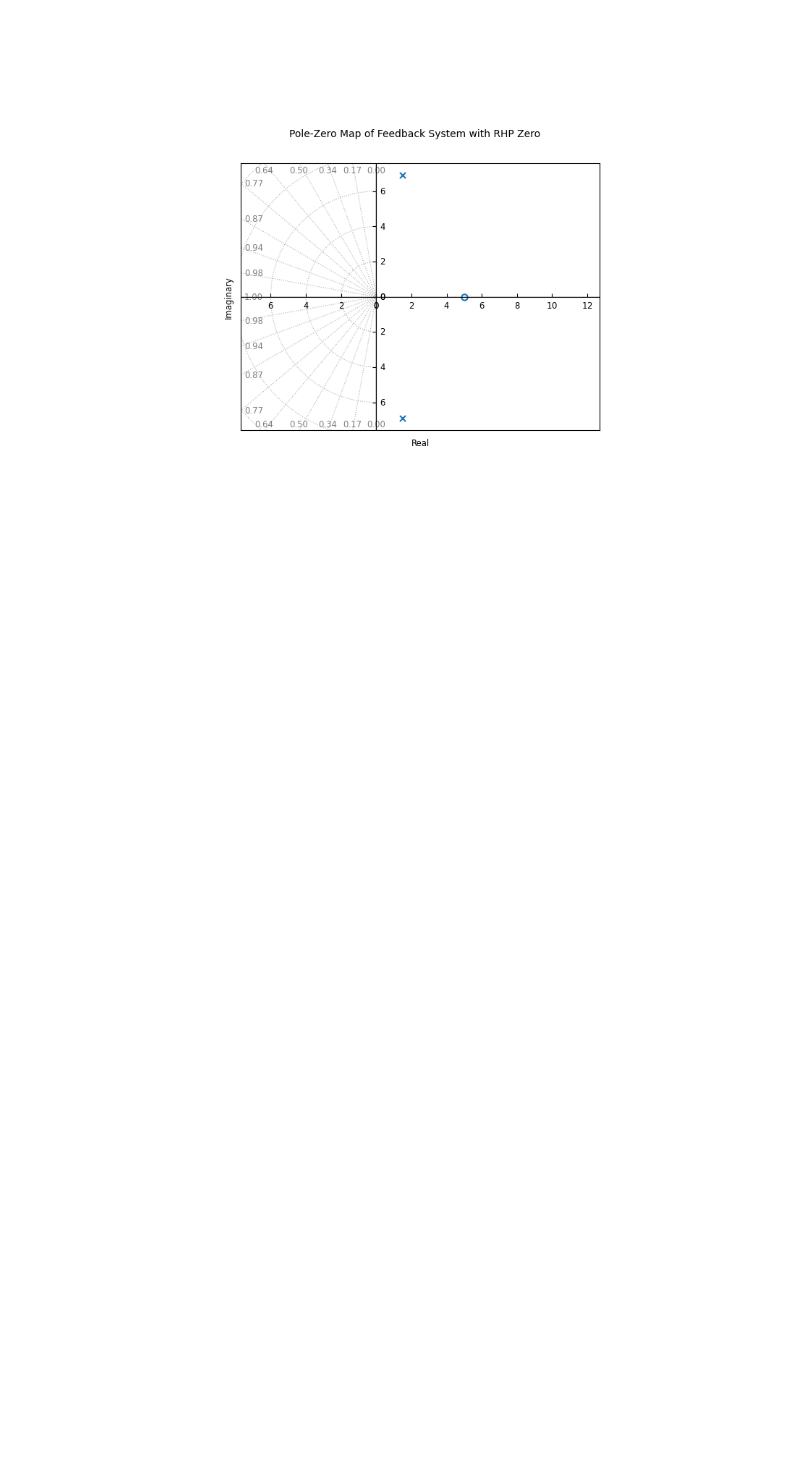
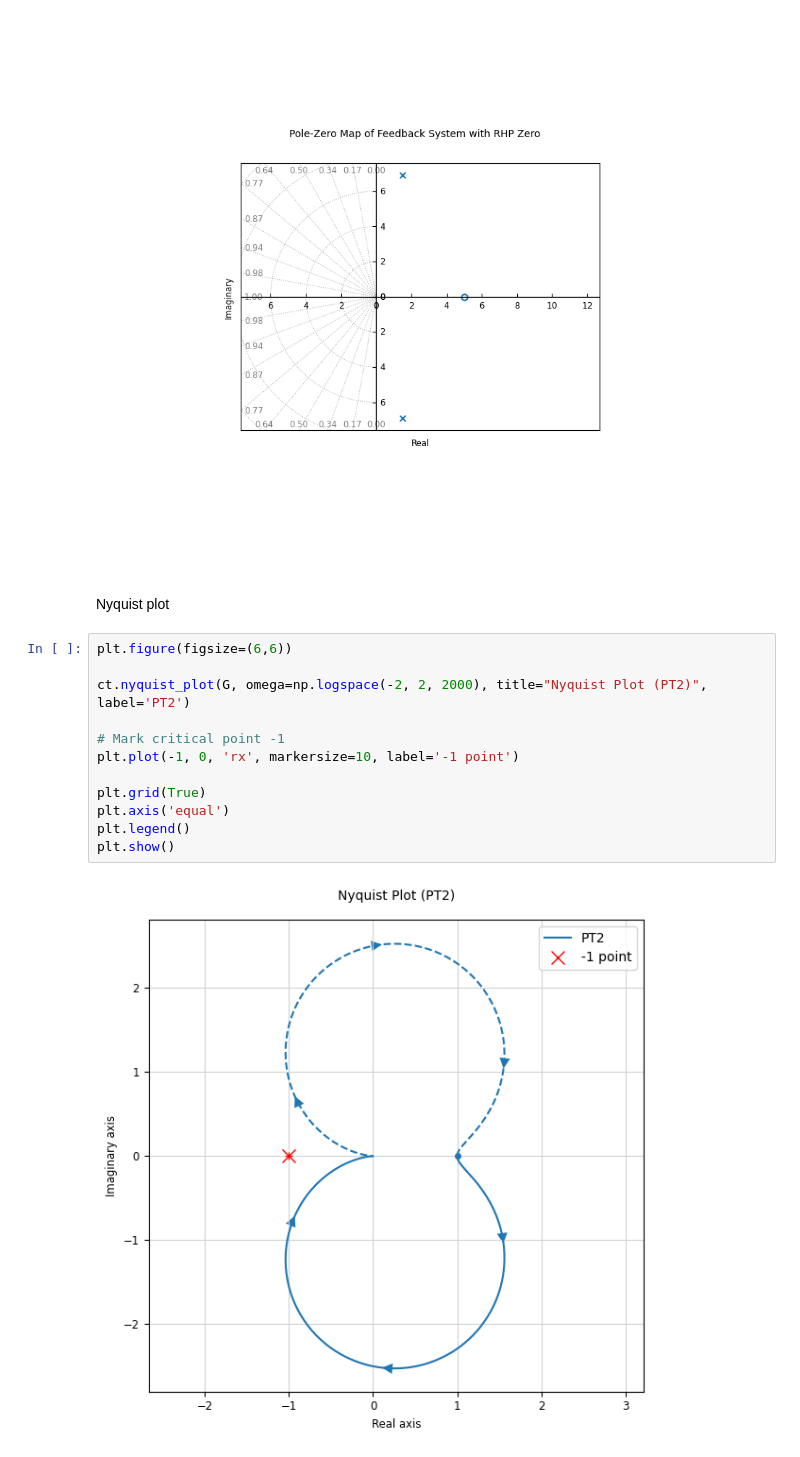
Before and after one commit to FelixWick/control_engineering, a Jupyter notebook: examples/4_stability/gain_phase_margin.ipynb, the cells around one changed output. Drawn from its saved outputs; the diff is of its cells as text; blank space fills up the shorter version.

Commit message:
Nyquist criterion plot

```diff
--- a/examples/4_stability/gain_phase_margin.ipynb
+++ b/examples/4_stability/gain_phase_margin.ipynb
@@ -125,3 +125,19 @@ ct.pzmap(T_rhp, grid=True, title="Pole-Zero Map of Feedback System with RHP Zero
 # %% [output]
 <control.ctrlplot.ControlPlot at 0x...>
 [figure]
+# %% [markdown]
+Nyquist plot
+# %%
+plt.figure(figsize=(6,6))
+
+ct.nyquist_plot(G, omega=np.logspace(-2, 2, 2000), title="Nyquist Plot (PT2)", label='PT2')
+
+# Mark critical point -1
+plt.plot(-1, 0, 'rx', markersize=10, label='-1 point')
+
+plt.grid(True)
+plt.axis('equal')
+plt.legend()
+plt.show()
+# %% [output]
+[figure, added]
```
Also changed, not shown: parts of 1 cell of this notebook, 1 other file.
